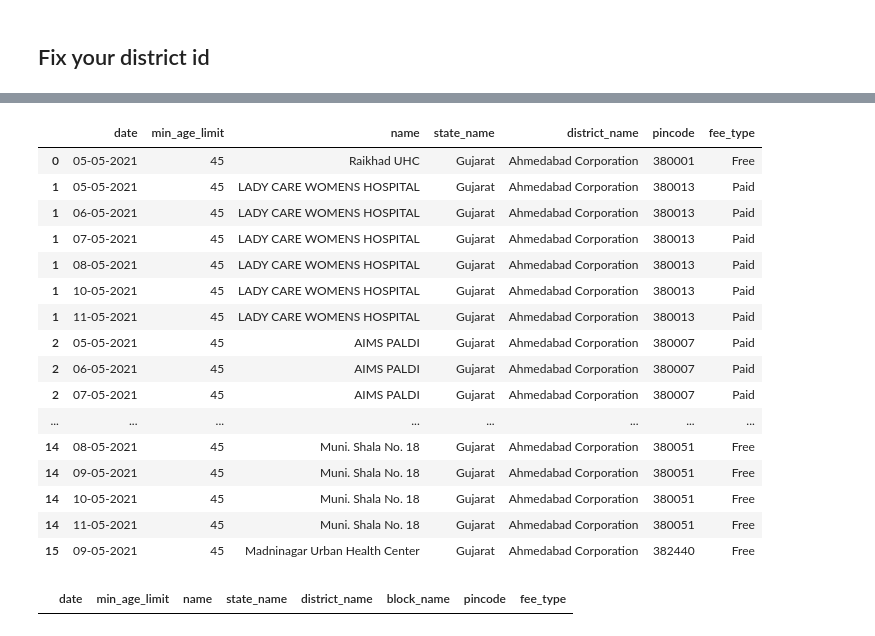
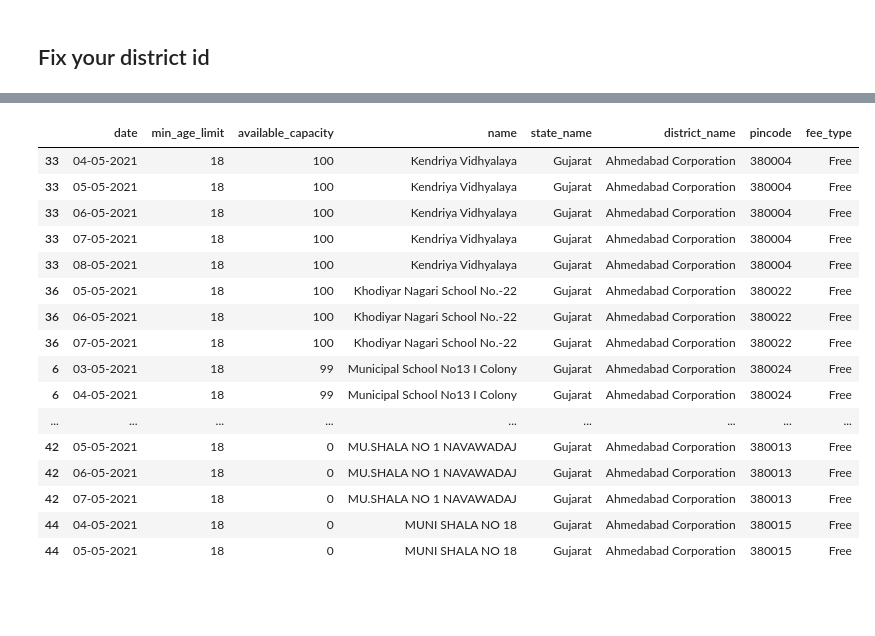
Before and after one commit to bhavsarpratik/vaccine_availability, a Jupyter notebook: availability.ipynb, the cells around one changed output, grey strips where cells are left out. Cells and saved outputs as stored; diff of their text form; code cells hidden in the pictures; blank space fills up the shorter version.

```diff
--- a/availability.ipynb
+++ b/availability.ipynb
@@ -27,30 +27,32 @@ district_df_all.to_csv("districts.csv", index=False)
 # %%
 Ahmedabad = 154
 Ahmedabad_Corporation = 770
-DIST_IDS = [Ahmedabad, Ahmedabad_Corporation]
-next_n_days = 5
+district_ids = [Ahmedabad, Ahmedabad_Corporation]
+next_n_days = 3
 # %%
 base = datetime.datetime.today()
 date_list = [base + datetime.timedelta(days=x) for x in range(next_n_days)]
 date_str = [x.strftime("%d-%m-%Y") for x in date_list]
+INP_DATE = date_str[-1]
 
 all_date_df = None
-for INP_DATE in date_str:
-    for DIST_ID in DIST_IDS:
-        print(f"checking for INP_DATE:{INP_DATE} & DIST_ID:{DIST_ID}")
-        URL = "https://cdn-api.co-vin.in/api/v2/appointment/sessions/public/calendarByDistrict?district_id={}&date={}".format(DIST_ID, INP_DATE)
-        response = requests.get(URL)
-        data = json.loads(response.text)['centers']
-        df = pd.DataFrame(data)
-        df['min_age_limit'] = df.sessions.apply(lambda x: [{d["date"]:d['min_age_limit']} for d in x])
-        df = df.explode("min_age_limit")
-        df["date"] = df['min_age_limit'].apply(lambda x: list(x.keys())[0])
-        df["min_age_limit"] = df['min_age_limit'].apply(lambda x: list(x.values())[0])
-        df = df[["date", "min_age_limit", "name", "state_name", "district_name", "block_name", "pincode", "fee_type"]]
-        if all_date_df is not None:
-            all_date_df = pd.concat([all_date_df, df])
-        else:
-            all_date_df = df
 
-df.drop(["block_name"], axis=1)
+for DIST_ID in district_ids:
+    print(f"checking for INP_DATE:{INP_DATE} & DIST_ID:{DIST_ID}")
+    URL = "https://cdn-api.co-vin.in/api/v2/appointment/sessions/public/calendarByDistrict?district_id={}&date={}".format(DIST_ID, INP_DATE)
+    response = requests.get(URL)
+    data = json.loads(response.text)['centers']
+    df = pd.DataFrame(data)
+    df = df.explode("sessions")
+    df['min_age_limit'] = df.sessions.apply(lambda x: x['min_age_limit'])
+    df['available_capacity'] = df.sessions.apply(lambda x: x['available_capacity'])
+    df['date'] = df.sessions.apply(lambda x: x['date'])
+    df = df[["date", "min_age_limit", "available_capacity", "name", "state_name", "district_name", "block_name", "pincode", "fee_type"]]
+    if all_date_df is not None:
+        all_date_df = pd.concat([all_date_df, df])
+    else:
+        all_date_df = df
+
+df = df.drop(["block_name"], axis=1).sort_values(["min_age_limit", "available_capacity"], ascending=[True, False])
+df[df.min_age_limit < 45]
 # %% [output]
@@ -67,21 +61,17 @@ checking for INP_DATE:05-05-2021 & DIST_ID:770
-|  | date | min_age_limit | name | state_name | district_name | pincode | fee_type |
-| 0 | 05-05-2021 | 45 | Raikhad UHC | Gujarat | Ahmedabad Corporation | 380001 | Free |
-| 1 | 05-05-2021 | 45 | LADY CARE WOMENS HOSPITAL | Gujarat | Ahmedabad Corporation | 380013 | Paid |
-| 1 | 06-05-2021 | 45 | LADY CARE WOMENS HOSPITAL | Gujarat | Ahmedabad Corporation | 380013 | Paid |
-| 1 | 07-05-2021 | 45 | LADY CARE WOMENS HOSPITAL | Gujarat | Ahmedabad Corporation | 380013 | Paid |
-| 1 | 08-05-2021 | 45 | LADY CARE WOMENS HOSPITAL | Gujarat | Ahmedabad Corporation | 380013 | Paid |
-| 1 | 10-05-2021 | 45 | LADY CARE WOMENS HOSPITAL | Gujarat | Ahmedabad Corporation | 380013 | Paid |
-| 1 | 11-05-2021 | 45 | LADY CARE WOMENS HOSPITAL | Gujarat | Ahmedabad Corporation | 380013 | Paid |
-| 2 | 05-05-2021 | 45 | AIMS PALDI | Gujarat | Ahmedabad Corporation | 380007 | Paid |
-| 2 | 06-05-2021 | 45 | AIMS PALDI | Gujarat | Ahmedabad Corporation | 380007 | Paid |
-| 2 | 07-05-2021 | 45 | AIMS PALDI | Gujarat | Ahmedabad Corporation | 380007 | Paid |
-| ... | ... | ... | ... | ... | ... | ... | ... |
-| 14 | 08-05-2021 | 45 | Muni. Shala No. 18 | Gujarat | Ahmedabad Corporation | 380051 | Free |
-| 14 | 09-05-2021 | 45 | Muni. Shala No. 18 | Gujarat | Ahmedabad Corporation | 380051 | Free |
-| 14 | 10-05-2021 | 45 | Muni. Shala No. 18 | Gujarat | Ahmedabad Corporation | 380051 | Free |
-| 14 | 11-05-2021 | 45 | Muni. Shala No. 18 | Gujarat | Ahmedabad Corporation | 380051 | Free |
-| 15 | 09-05-2021 | 45 | Madninagar Urban Health Center | Gujarat | Ahmedabad Corporation | 382440 | Free |
+|  | date | min_age_limit | available_capacity | name | state_name | district_name | pincode | fee_type |
+| 33 | 04-05-2021 | 18 | 100 | Kendriya Vidhyalaya | Gujarat | Ahmedabad Corporation | 380004 | Free |
+| 33 | 05-05-2021 | 18 | 100 | Kendriya Vidhyalaya | Gujarat | Ahmedabad Corporation | 380004 | Free |
+| 33 | 06-05-2021 | 18 | 100 | Kendriya Vidhyalaya | Gujarat | Ahmedabad Corporation | 380004 | Free |
+| 33 | 07-05-2021 | 18 | 100 | Kendriya Vidhyalaya | Gujarat | Ahmedabad Corporation | 380004 | Free |
+| 33 | 08-05-2021 | 18 | 100 | Kendriya Vidhyalaya | Gujarat | Ahmedabad Corporation | 380004 | Free |
+| 36 | 05-05-2021 | 18 | 100 | Khodiyar Nagari School No.-22 | Gujarat | Ahmedabad Corporation | 380022 | Free |
+| 36 | 06-05-2021 | 18 | 100 | Khodiyar Nagari School No.-22 | Gujarat | Ahmedabad Corporation | 380022 | Free |
+| 36 | 07-05-2021 | 18 | 100 | Khodiyar Nagari School No.-22 | Gujarat | Ahmedabad Corporation | 380022 | Free |
+| 6 | 03-05-2021 | 18 | 99 | Municipal School No13 I Colony | Gujarat | Ahmedabad Corporation | 380024 | Free |
+| 6 | 04-05-2021 | 18 | 99 | Municipal School No13 I Colony | Gujarat | Ahmedabad Corporation | 380024 | Free |
+| ... | ... | ... | ... | ... | ... | ... | ... | ... |
+| 42 | 05-05-2021 | 18 | 0 | MU.SHALA NO 1 NAVAWADAJ | Gujarat | Ahmedabad Corporation | 380013 | Free |
+| 42 | 06-05-2021 | 18 | 0 | MU.SHALA NO 1 NAVAWADAJ | Gujarat | Ahmedabad Corporation | 380013 | Free |
+| 42 | 07-05-2021 | 18 | 0 | MU.SHALA NO 1 NAVAWADAJ | Gujarat | Ahmedabad Corporation | 380013 | Free |
+| 44 | 04-05-2021 | 18 | 0 | MUNI SHALA NO 18 | Gujarat | Ahmedabad Corporation | 380015 | Free |
+| 44 | 05-05-2021 | 18 | 0 | MUNI SHALA NO 18 | Gujarat | Ahmedabad Corporation | 380015 | Free |
-# %%
-df[df.min_age_limit < 45]
-# %% [output]
-|  | date | min_age_limit | name | state_name | district_name | block_name | pincode | fee_type |
```
Also changed, not shown: parts of 1 cell of this notebook, 3 other files.
